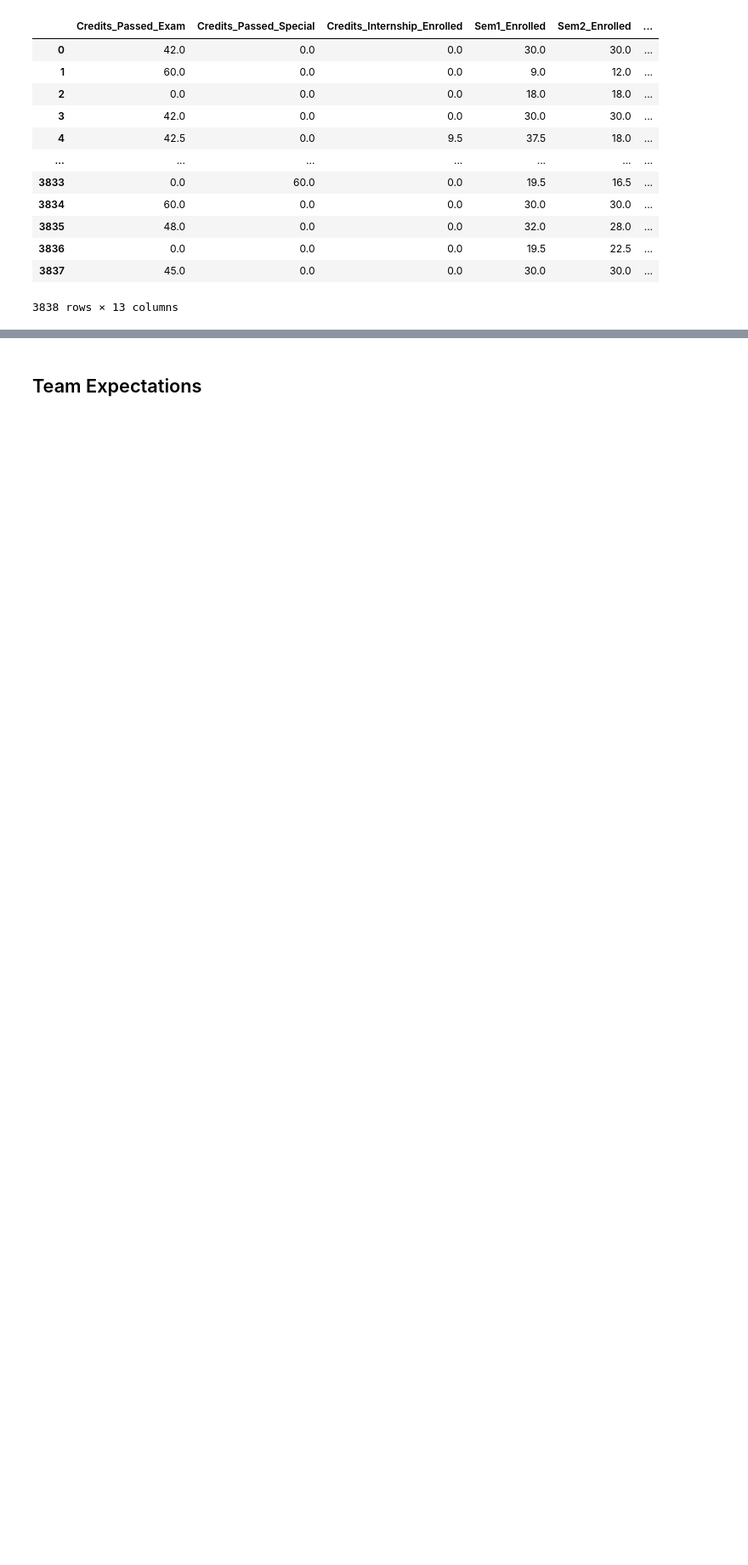
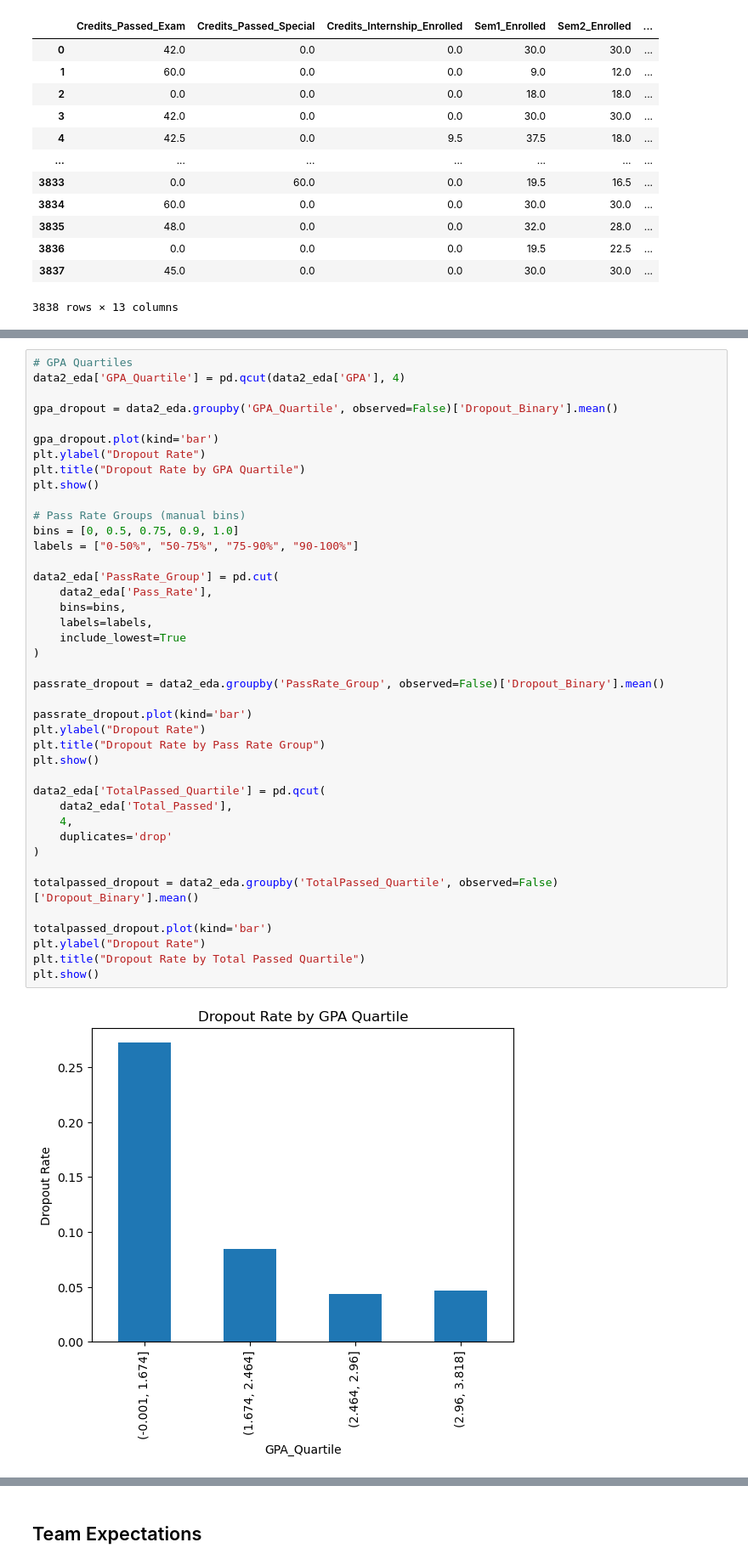
Before and after one commit to COGS108/Group127_WI26, a Jupyter notebook: 02-EDACheckpoint.ipynb, the cells around one changed output, grey strips where cells are left out. Shown at 85% size. Saved outputs shown, nothing was run; the diff lists cells and outputs as text; blank space fills up the shorter version.

```diff
--- a/02-EDACheckpoint.ipynb
+++ b/02-EDACheckpoint.ipynb
@@ -819,0 +877,43 @@ data2_eda
+# %%
+# GPA Quartiles
+data2_eda['GPA_Quartile'] = pd.qcut(data2_eda['GPA'], 4)
+
+gpa_dropout = data2_eda.groupby('GPA_Quartile', observed=False)['Dropout_Binary'].mean()
+
+gpa_dropout.plot(kind='bar')
+plt.ylabel("Dropout Rate")
+plt.title("Dropout Rate by GPA Quartile")
+plt.show()
+
+# Pass Rate Groups (manual bins)
+bins = [0, 0.5, 0.75, 0.9, 1.0]
+labels = ["0-50%", "50-75%", "75-90%", "90-100%"]
+
+data2_eda['PassRate_Group'] = pd.cut(
+    data2_eda['Pass_Rate'],
+    bins=bins,
+    labels=labels,
+    include_lowest=True
+)
+
+passrate_dropout = data2_eda.groupby('PassRate_Group', observed=False)['Dropout_Binary'].mean()
+
+passrate_dropout.plot(kind='bar')
+plt.ylabel("Dropout Rate")
+plt.title("Dropout Rate by Pass Rate Group")
+plt.show()
+
+data2_eda['TotalPassed_Quartile'] = pd.qcut(
+    data2_eda['Total_Passed'],
+    4,
+    duplicates='drop'
+)
+
+totalpassed_dropout = data2_eda.groupby('TotalPassed_Quartile', observed=False)['Dropout_Binary'].mean()
+
+totalpassed_dropout.plot(kind='bar')
+plt.ylabel("Dropout Rate")
+plt.title("Dropout Rate by Total Passed Quartile")
+plt.show()
+# %% [output]
+[figure, added]
```
Also changed, not shown: parts of 28 cells of this notebook.
